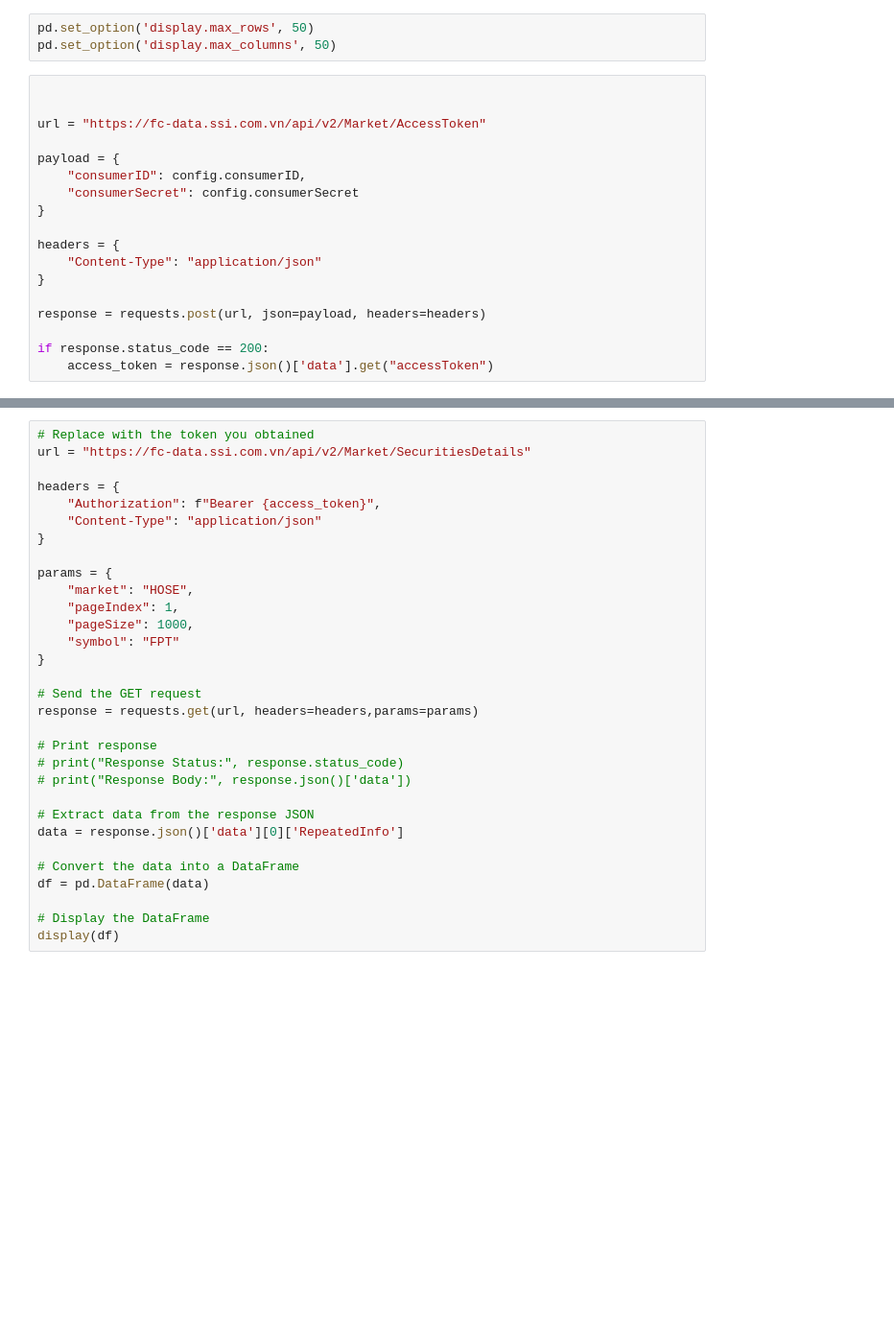
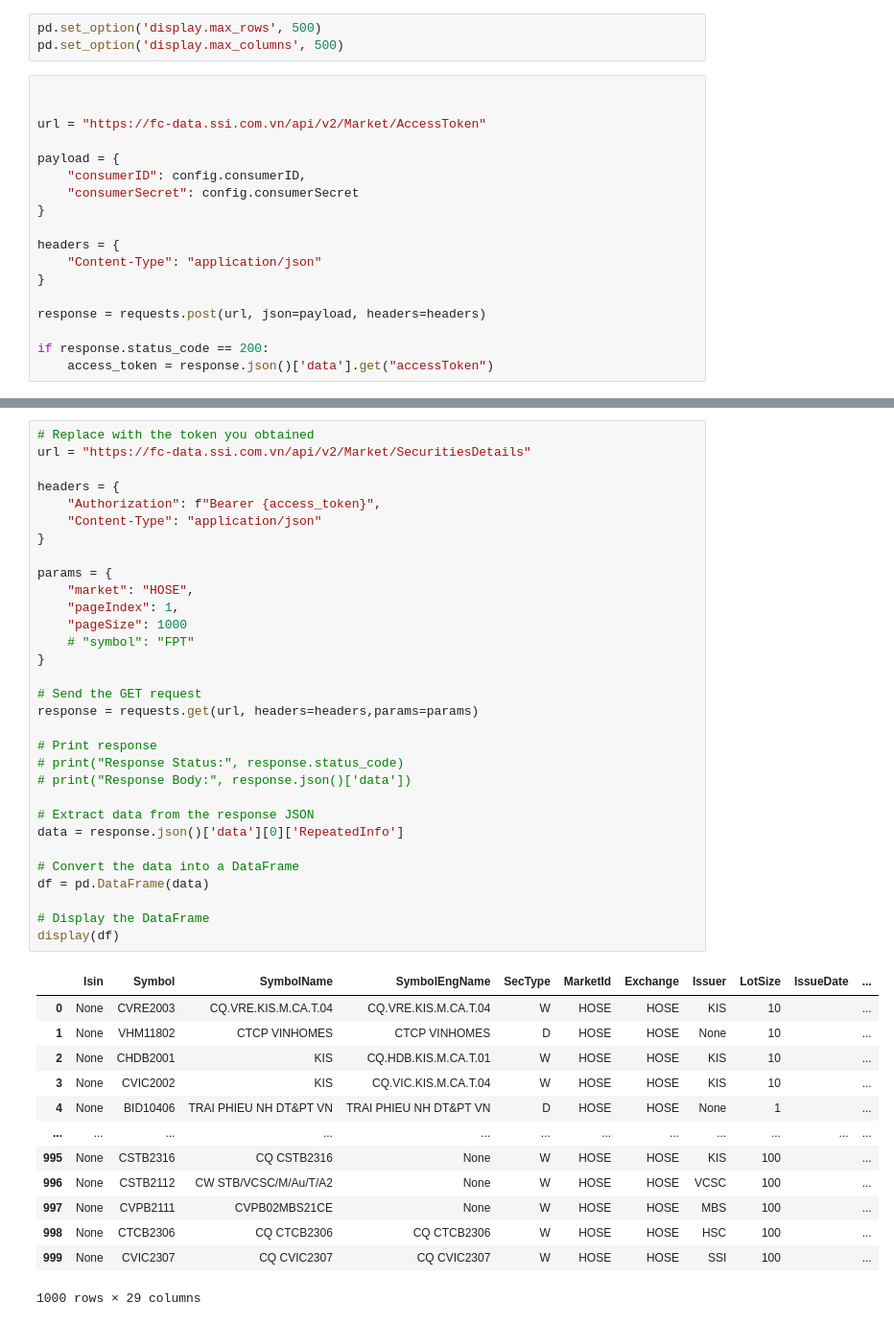
Before and after one commit to lequan44/Coding, a Jupyter notebook: ssi-api/ssi-api.ipynb, the cells around one changed output, grey strips where cells are left out. Shown at 96% size. Drawn from its saved outputs; the diff is of its cells as text; blank space fills up the shorter version.

```diff
--- a/ssi-api/ssi-api.ipynb
+++ b/ssi-api/ssi-api.ipynb
@@ -10,6 +12,6 @@ print("Current Time:", current_time)
 # %%
-pd.set_option('display.max_rows', 50)
-pd.set_option('display.max_columns', 50)
+pd.set_option('display.max_rows', 500)
+pd.set_option('display.max_columns', 500)
 # %%
 
 
@@ -63,34 +80,48 @@ display(df)
 # %%
 # Replace with the token you obtained
 url = "https://fc-data.ssi.com.vn/api/v2/Market/SecuritiesDetails"
 
 headers = {
     "Authorization": f"Bearer {access_token}",
     "Content-Type": "application/json"
 }
 
 params = {
     "market": "HOSE",
     "pageIndex": 1,
-    "pageSize": 1000,
-    "symbol": "FPT"
+    "pageSize": 1000
+    # "symbol": "FPT"
 }
 
 # Send the GET request
 response = requests.get(url, headers=headers,params=params)
 
 # Print response
 # print("Response Status:", response.status_code)
 # print("Response Body:", response.json()['data'])
 
 # Extract data from the response JSON
 data = response.json()['data'][0]['RepeatedInfo']
 
 # Convert the data into a DataFrame
 df = pd.DataFrame(data)
 
 # Display the DataFrame
 display(df)
+# %% [output]
+|  | Isin | Symbol | SymbolName | SymbolEngName | SecType | MarketId | Exchange | Issuer | LotSize | IssueDate | ... |
+| 0 | None | CVRE2003 | CQ.VRE.KIS.M.CA.T.04 | CQ.VRE.KIS.M.CA.T.04 | W | HOSE | HOSE | KIS | 10 |  | ... |
+| 1 | None | VHM11802 | CTCP VINHOMES | CTCP VINHOMES | D | HOSE | HOSE | None | 10 |  | ... |
+| 2 | None | CHDB2001 | KIS | CQ.HDB.KIS.M.CA.T.01 | W | HOSE | HOSE | KIS | 10 |  | ... |
+| 3 | None | CVIC2002 | KIS | CQ.VIC.KIS.M.CA.T.04 | W | HOSE | HOSE | KIS | 10 |  | ... |
+| 4 | None | BID10406 | TRAI PHIEU NH DT&PT VN | TRAI PHIEU NH DT&PT VN | D | HOSE | HOSE | None | 1 |  | ... |
+| ... | ... | ... | ... | ... | ... | ... | ... | ... | ... | ... | ... |
+| 995 | None | CSTB2316 | CQ CSTB2316 | None | W | HOSE | HOSE | KIS | 100 |  | ... |
+| 996 | None | CSTB2112 | CW STB/VCSC/M/Au/T/A2 | None | W | HOSE | HOSE | VCSC | 100 |  | ... |
+| 997 | None | CVPB2111 | CVPB02MBS21CE | None | W | HOSE | HOSE | MBS | 100 |  | ... |
+| 998 | None | CTCB2306 | CQ CTCB2306 | CQ CTCB2306 | W | HOSE | HOSE | HSC | 100 |  | ... |
+| 999 | None | CVIC2307 | CQ CVIC2307 | CQ CVIC2307 | W | HOSE | HOSE | SSI | 100 |  | ... |
+1000 rows × 29 columns
 # %%
 # Replace with the token you obtained
 url = " https://fc-data.ssi.com.vn/api/v2/Market/DailyStockPrice"
```
Also changed, not shown: parts of 8 cells of this notebook, 1 other file.
